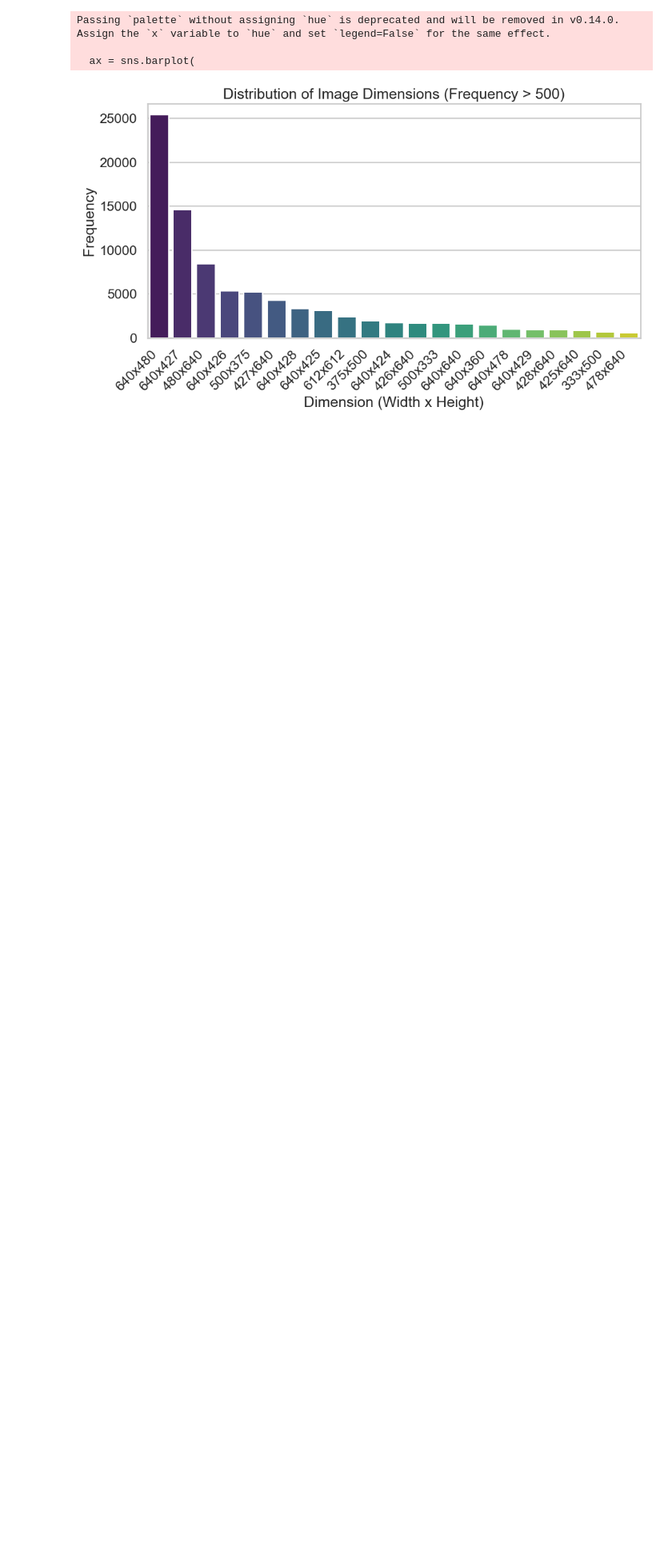
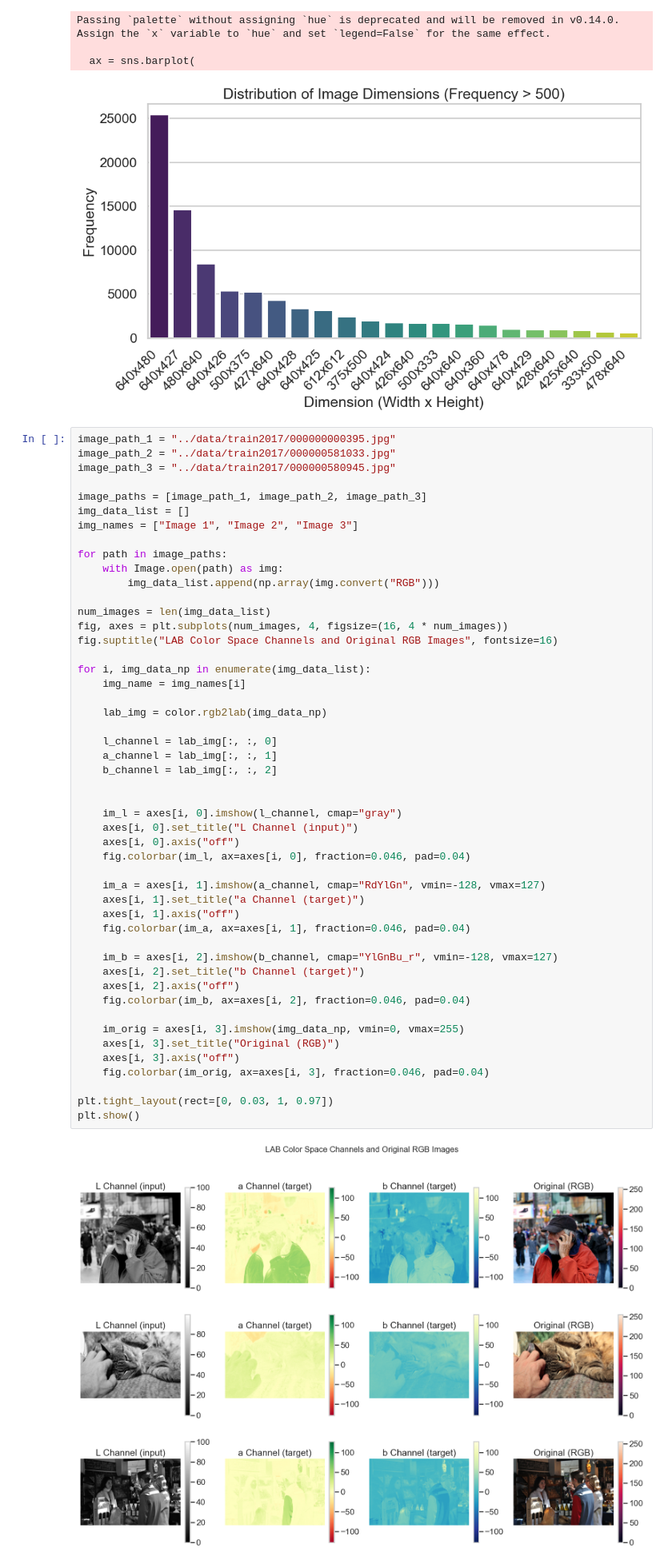
Before and after one commit to atodorov284/image_colorizer, a Jupyter notebook: notebooks/data_analysis.ipynb, the cells around one changed output. Shown at 80% size. Saved outputs shown, nothing was run; the diff lists cells and outputs as text; blank space fills up the shorter version.

Commit message:
implement colorization dataset

```diff
--- a/notebooks/data_analysis.ipynb
+++ b/notebooks/data_analysis.ipynb
@@ -115,3 +116,54 @@ Passing `palette` without assigning `hue` is deprecated and will be removed in v
 
   ax = sns.barplot(
 [figure]
+# %%
+image_path_1 = "../data/train2017/000000000395.jpg"
+image_path_2 = "../data/train2017/000000581033.jpg"
+image_path_3 = "../data/train2017/000000580945.jpg"
+
+image_paths = [image_path_1, image_path_2, image_path_3]
+img_data_list = []
+img_names = ["Image 1", "Image 2", "Image 3"]
+
+for path in image_paths:
+    with Image.open(path) as img:
+        img_data_list.append(np.array(img.convert("RGB")))
+
+num_images = len(img_data_list)
+fig, axes = plt.subplots(num_images, 4, figsize=(16, 4 * num_images))
+fig.suptitle("LAB Color Space Channels and Original RGB Images", fontsize=16)
+
+for i, img_data_np in enumerate(img_data_list):
+    img_name = img_names[i]
+
+    lab_img = color.rgb2lab(img_data_np)
+
+    l_channel = lab_img[:, :, 0]
+    a_channel = lab_img[:, :, 1]
+    b_channel = lab_img[:, :, 2]
+
+
+    im_l = axes[i, 0].imshow(l_channel, cmap="gray")
+    axes[i, 0].set_title("L Channel (input)")
+    axes[i, 0].axis("off")
+    fig.colorbar(im_l, ax=axes[i, 0], fraction=0.046, pad=0.04)
+
+    im_a = axes[i, 1].imshow(a_channel, cmap="RdYlGn", vmin=-128, vmax=127)
+    axes[i, 1].set_title("a Channel (target)")
+    axes[i, 1].axis("off")
+    fig.colorbar(im_a, ax=axes[i, 1], fraction=0.046, pad=0.04)
+
+    im_b = axes[i, 2].imshow(b_channel, cmap="YlGnBu_r", vmin=-128, vmax=127)
+    axes[i, 2].set_title("b Channel (target)")
+    axes[i, 2].axis("off")
+    fig.colorbar(im_b, ax=axes[i, 2], fraction=0.046, pad=0.04)
+
+    im_orig = axes[i, 3].imshow(img_data_np, vmin=0, vmax=255)
+    axes[i, 3].set_title("Original (RGB)")
+    axes[i, 3].axis("off")
+    fig.colorbar(im_orig, ax=axes[i, 3], fraction=0.046, pad=0.04)
+
+plt.tight_layout(rect=[0, 0.03, 1, 0.97])
+plt.show()
+# %% [output]
+[figure, added]
```
Also changed, not shown: parts of 3 cells of this notebook, 4 other files.
